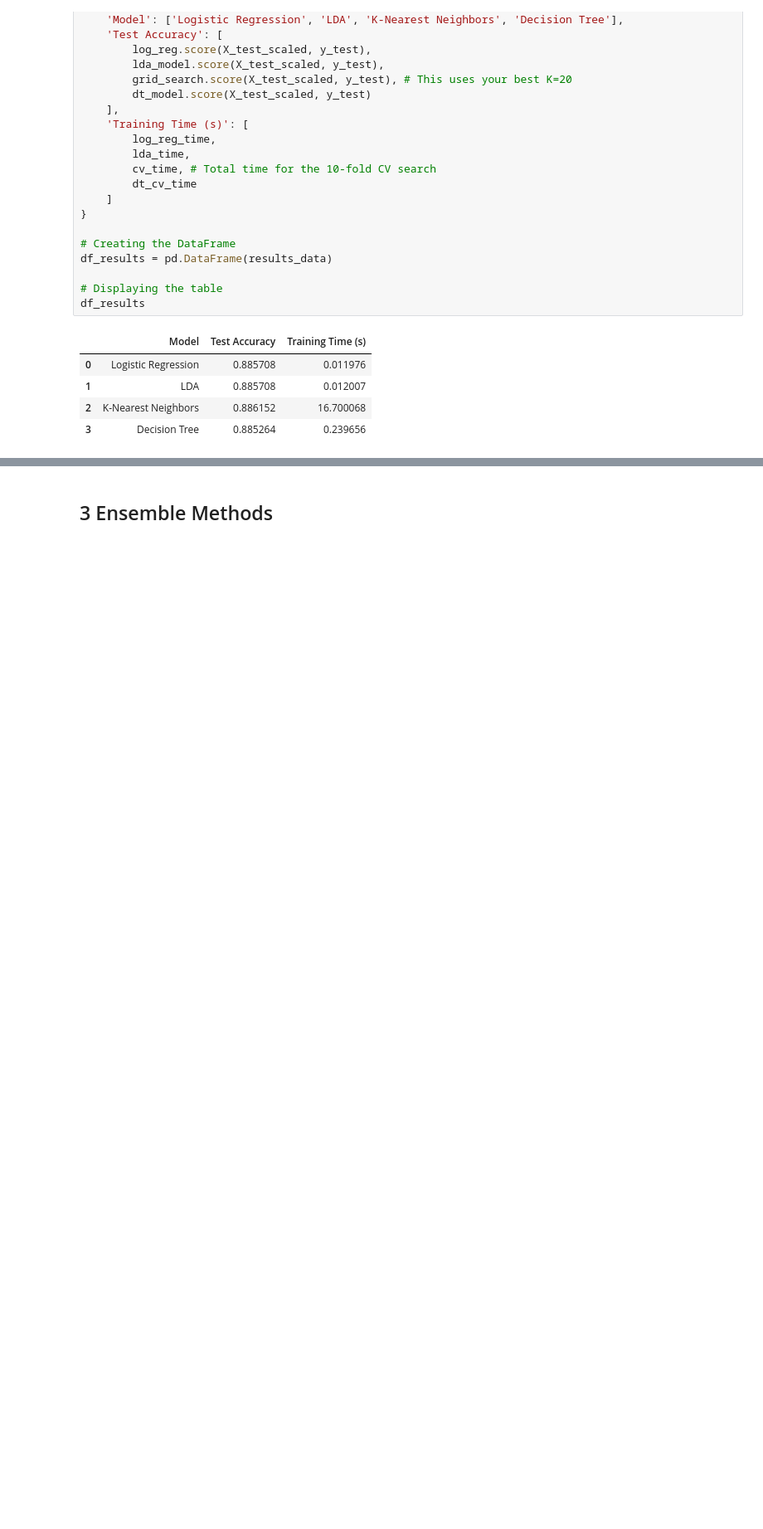
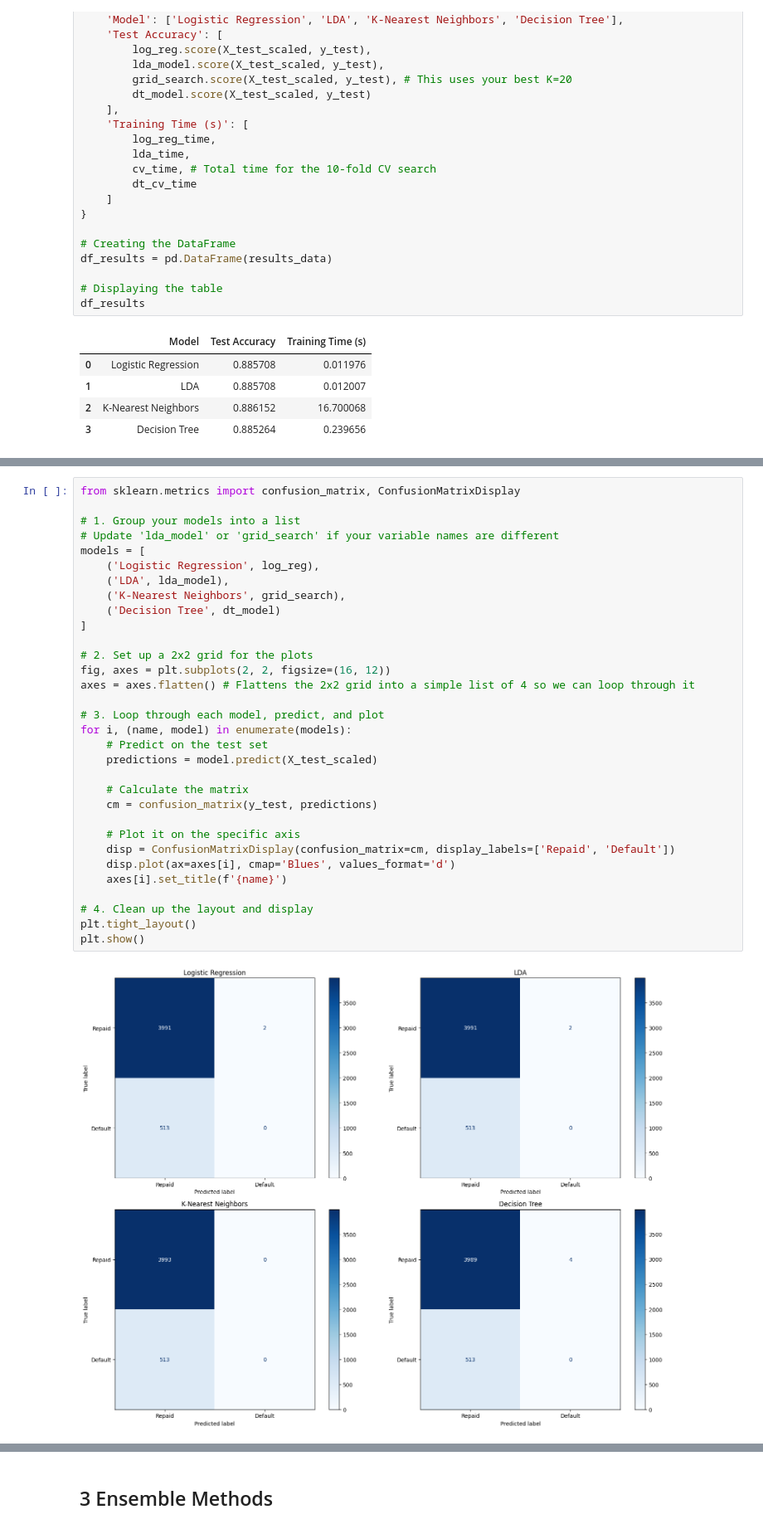
Before and after one commit to yangke34/RSM338-Assignment-5, a Jupyter notebook: RSM338 Assignment 5.ipynb, the cells around one changed output, grey strips where cells are left out. Shown at 83% size. Saved outputs shown, nothing was run; the diff lists cells and outputs as text; blank space fills up the shorter version.

```diff
--- a/RSM338 Assignment 5.ipynb
+++ b/RSM338 Assignment 5.ipynb
@@ -349,0 +354,34 @@ The training time for KNN is significantly higher at nearly 30 seconds. This is
+# %%
+from sklearn.metrics import confusion_matrix, ConfusionMatrixDisplay
+
+# 1. Group your models into a list
+# Update 'lda_model' or 'grid_search' if your variable names are different
+models = [
+    ('Logistic Regression', log_reg),
+    ('LDA', lda_model),
+    ('K-Nearest Neighbors', grid_search),
+    ('Decision Tree', dt_model)
+]
+
+# 2. Set up a 2x2 grid for the plots
+fig, axes = plt.subplots(2, 2, figsize=(16, 12))
+axes = axes.flatten() # Flattens the 2x2 grid into a simple list of 4 so we can loop through it
+
+# 3. Loop through each model, predict, and plot
+for i, (name, model) in enumerate(models):
+    # Predict on the test set
+    predictions = model.predict(X_test_scaled)
+
+    # Calculate the matrix
+    cm = confusion_matrix(y_test, predictions)
+
+    # Plot it on the specific axis
+    disp = ConfusionMatrixDisplay(confusion_matrix=cm, display_labels=['Repaid', 'Default'])
+    disp.plot(ax=axes[i], cmap='Blues', values_format='d')
+    axes[i].set_title(f'{name}')
+
+# 4. Clean up the layout and display
+plt.tight_layout()
+plt.show()
+# %% [output]
+[figure, added]
```
Also changed, not shown: parts of 6 cells of this notebook.
